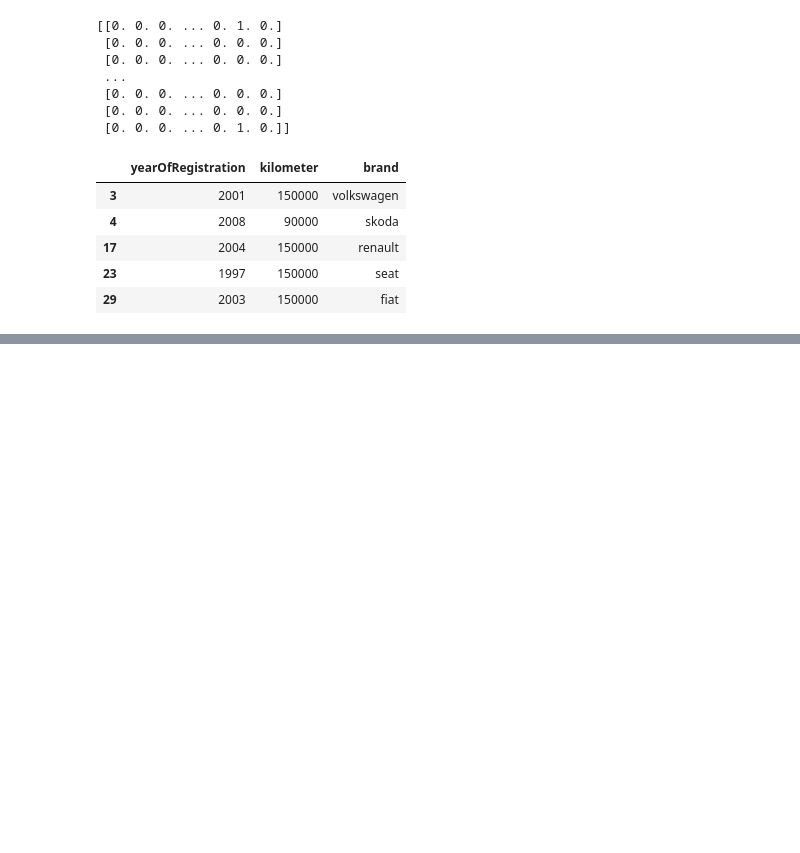
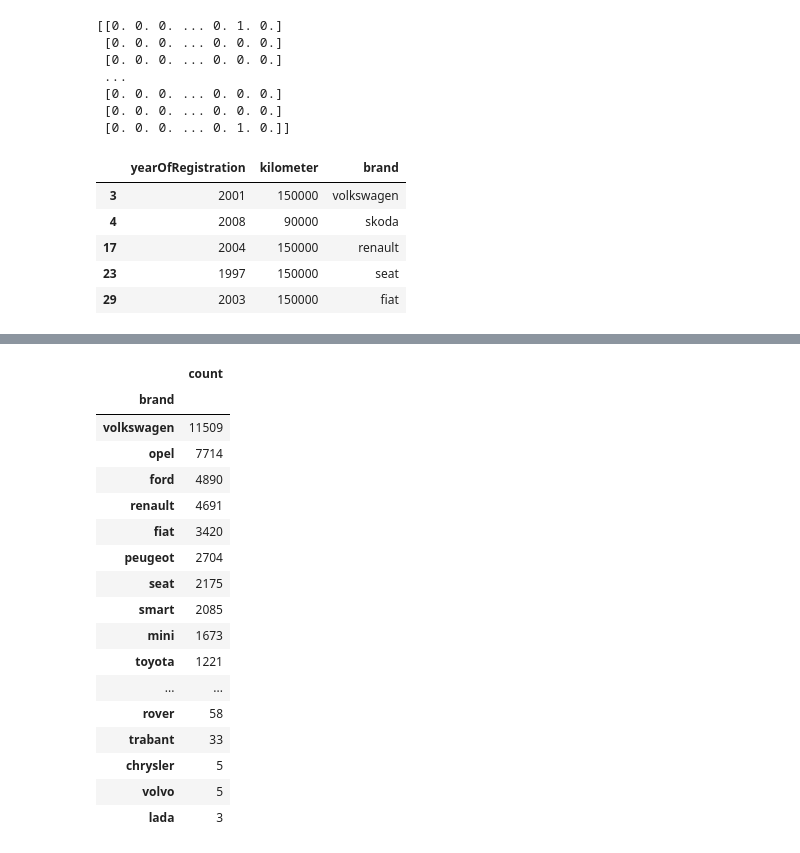
Before and after one commit to sven-olding/python-datascience-notebooks, a Jupyter notebook: one_hot_encoding_cars_project.ipynb, the cells around one changed output, grey strips where cells are left out. Drawn from its saved outputs; the diff is of its cells as text; code cells hidden in the pictures; blank space fills up the shorter version.

```diff
--- a/one_hot_encoding_cars_project.ipynb
+++ b/one_hot_encoding_cars_project.ipynb
@@ -222,0 +260,21 @@ print(model.score(X_train, y_train))
+# %%
+df.groupby("brand").agg(count = ("brand", len)).sort_values(by="count", ascending=False)
+# %% [output]
+|  | count |
+| brand |  |
+| volkswagen | 11509 |
+| opel | 7714 |
+| ford | 4890 |
+| renault | 4691 |
+| fiat | 3420 |
+| peugeot | 2704 |
+| seat | 2175 |
+| smart | 2085 |
+| mini | 1673 |
+| toyota | 1221 |
+| ... | ... |
+| rover | 58 |
+| trabant | 33 |
+| chrysler | 5 |
+| volvo | 5 |
+| lada | 3 |
```
Also changed, not shown: parts of 11 cells of this notebook.
